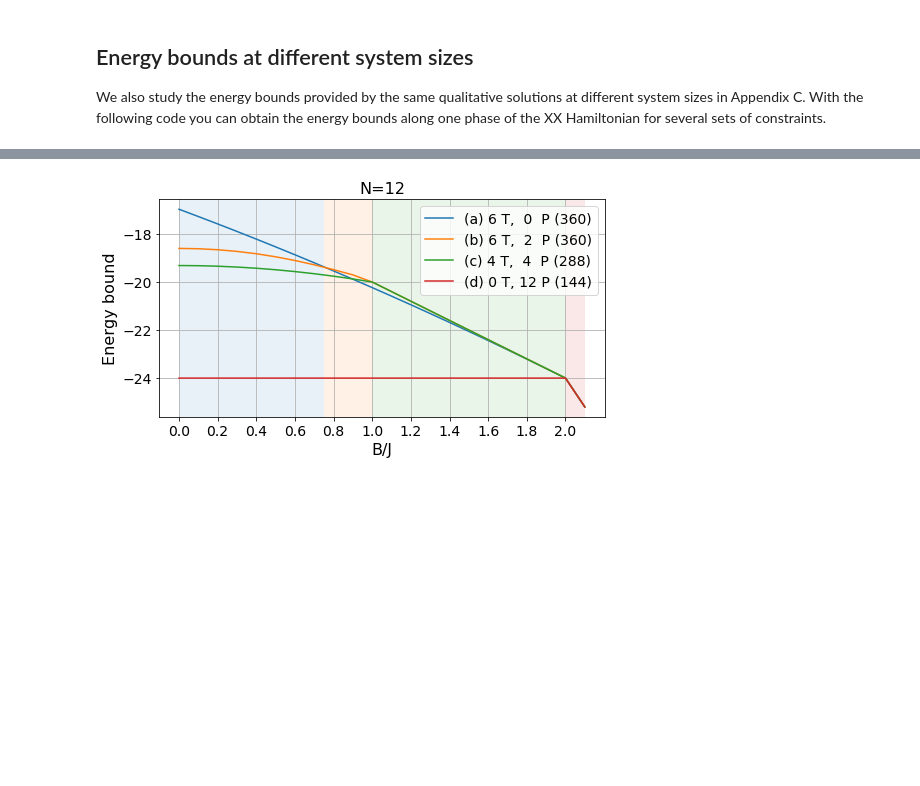
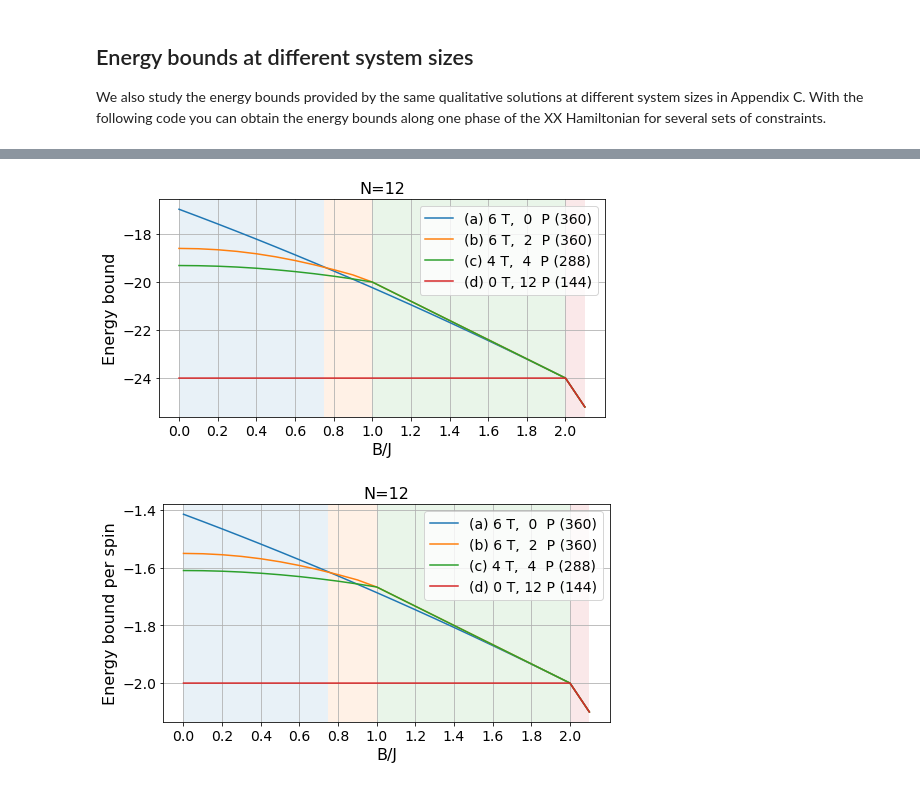
Before and after one commit to BorjaRequena/bounce, a Jupyter notebook: examples/04_plots.ipynb, the cells around one changed output, grey strips where cells are left out. Cells and saved outputs as stored; diff of their text form; code cells hidden in the pictures; blank space fills up the shorter version.

```diff
--- a/examples/04_plots.ipynb
+++ b/examples/04_plots.ipynb
@@ -294,13 +314,23 @@ Bs = np.arange(0, 2.2, 0.1)
 
 energies_12, params_12, layouts_12 = test_configs(confs, N, Bs)
 save_tests(energies_12, params_12, layouts_12, N)
+# %%
+# Load previous results
+Bs = np.arange(0, 2.2, 0.1)
+energies_12, params_12, layouts_12 = load_tests(12)
 # %%
 labels = ['(a) 6 T,  0  P', '(b) 6 T,  2  P', '(c) 4 T,  4  P', '(d) 0 T, 12 P']
+# Absolute bounds
 plot_tests(energies_12[:, :-1], params_12[:-1], labels, Bs)
 plt.title("N=12", fontsize=16);
 plt.savefig("../figures/pattern_test_N12.pdf", bbox_inches="tight")
+# Normalized bounds
+plot_tests(energies_12[:, :-1]/12, params_12[:-1], labels, Bs, norm=True)
+plt.title("N=12", fontsize=16);
+plt.savefig("../figures/pattern_test_N12_norm.pdf", bbox_inches="tight")
 # %% [output]
 [figure]
+[figure, added]
 # %%
 N = 24
 confs = [np.arange(0, N, 2)+N,
```
Also changed, not shown: parts of 22 cells of this notebook, 27 other files.
